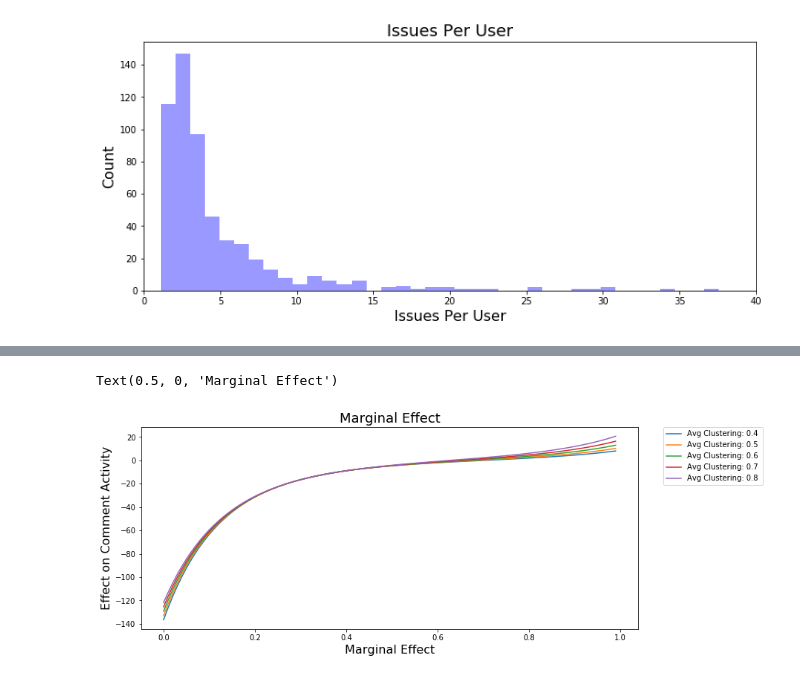
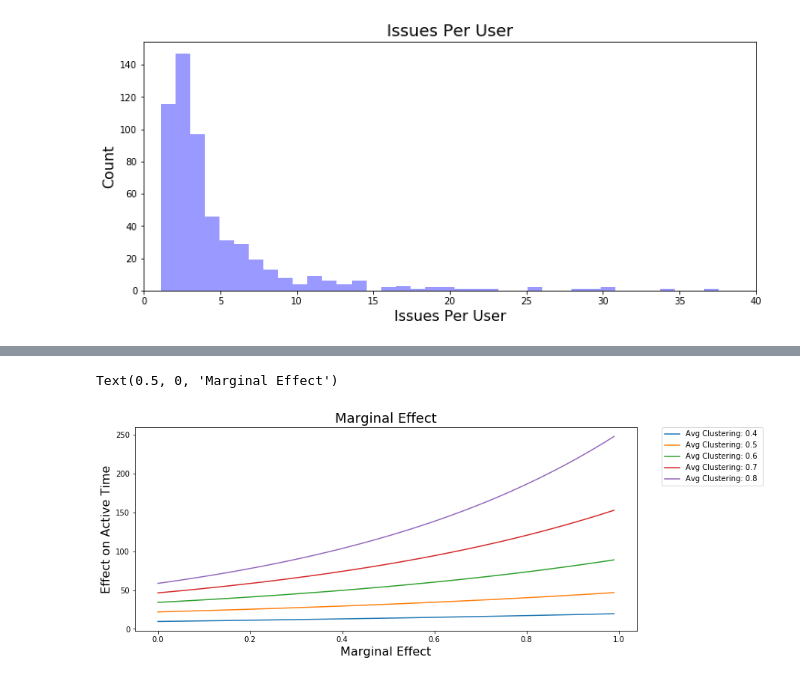
Before and after one commit to MthwRobinson/dissertation-research, a Jupyter notebook: research-notebooks/2-journal-article.ipynb, the cells around one changed output, grey strips where cells are left out. Saved outputs shown, nothing was run; the diff lists cells and outputs as text; code cells hidden in the pictures.

```diff
--- a/research-notebooks/2-journal-article.ipynb
+++ b/research-notebooks/2-journal-article.ipynb
@@ -1387,15 +872,11 @@ effects_data['avg_clusteringXcrowd_pct'] = crowd_pct*avg_clustering
 
 
 effects_data['crowd_pct'] = crowd_pct
-effects_data['crowd_pct_2'] = crowd_pct**2
-
 
 effects_data['predictions'] = res.predict(effects_data)
-effects_data['crowd_pct_2_effect'] = effects_data['predictions'] * res.params['crowd_pct_2']
 effects_data['crowd_pct_param'] = (res.params['crowd_pct']
                                     + avg_clustering * res.params['avg_clusteringXcrowd_pct'])
-effects_data['total_effect'] = effects_data['predictions'] * (2 * res.params['crowd_pct_2'] * crowd_pct
-                                                                + effects_data['crowd_pct_param'])
+effects_data['total_effect'] = effects_data['predictions'] * effects_data['crowd_pct_param']
 
 
 avg_effect = effects_data['total_effect'].mean()
@@ -1416,15 +897,11 @@ for i in range(100):
 
 
     effects_data['crowd_pct'] = crowd_pct
-    effects_data['crowd_pct_2'] = crowd_pct**2
-
 
     effects_data['predictions'] = res.predict(effects_data)
-    effects_data['crowd_pct_2_effect'] = effects_data['predictions'] * res.params['crowd_pct_2']
     effects_data['crowd_pct_param'] = (res.params['crowd_pct']
                                         + avg_clustering * res.params['avg_clusteringXcrowd_pct'])
-    effects_data['total_effect'] = effects_data['predictions'] * (2 * res.params['crowd_pct_2'] * crowd_pct
-                                                                    + effects_data['crowd_pct_param'])
+    effects_data['total_effect'] = effects_data['predictions'] * effects_data['crowd_pct_param']
 
 
     avg_effect = effects_data['total_effect'].mean()
@@ -1455,15 +932,12 @@ for avg_clustering in [0.4, 0.5, 0.6, 0.7, 0.8]:
         effects_data['avg_clusteringXcrowd_pct'] = crowd_pct*avg_clustering
 
         effects_data['crowd_pct'] = crowd_pct
-        effects_data['crowd_pct_2'] = crowd_pct**2
 
 
         effects_data['predictions'] = res.predict(effects_data)
-        effects_data['crowd_pct_2_effect'] = effects_data['predictions'] * res.params['crowd_pct_2']
         effects_data['crowd_pct_param'] = (res.params['crowd_pct']
                                            + avg_clustering * res.params['avg_clusteringXcrowd_pct'])
-        effects_data['total_effect'] = effects_data['predictions'] * (2 * res.params['crowd_pct_2'] * crowd_pct
-                                                                      + effects_data['crowd_pct_param'])
+        effects_data['total_effect'] = effects_data['predictions'] * effects_data['crowd_pct_param']
 
 
         avg_effect = effects_data['total_effect'].mean()
@@ -1684,19 +1126,17 @@ for i in range(100):
     effects_data = X.copy(deep=True)
     crowd_pct = i/100
     effects_data['avg_clusteringXcrowd_pct'] = crowd_pct*avg_clustering
+    effects_data['avg_min_pathXcrowd_pct'] = crowd_pct*avg_min_path
     effects_data['gini_coefficientXcrowd_pct'] = crowd_pct*gini_coefficient
 
     effects_data['crowd_pct'] = crowd_pct
-    effects_data['crowd_pct_2'] = crowd_pct**2
-
 
     effects_data['predictions'] = res.predict(effects_data)
-    effects_data['crowd_pct_2_effect'] = effects_data['predictions'] * res.params['crowd_pct_2']
     effects_data['crowd_pct_param'] = (res.params['crowd_pct']
                                         + avg_clustering * res.params['avg_clusteringXcrowd_pct']
-                                        + gini_coefficient * res.params['gini_coefficientXcrowd_pct'])
-    effects_data['total_effect'] = effects_data['predictions'] * (2 * res.params['crowd_pct_2'] * crowd_pct
-                                                                    + effects_data['crowd_pct_param'])
+                                        + gini_coefficient * res.params['gini_coefficientXcrowd_pct']
+                                        + avg_min_path * res.params['avg_min_pathXcrowd_pct'])
+    effects_data['total_effect'] = effects_data['predictions'] * effects_data['crowd_pct_param']
 
 
     avg_effect = effects_data['total_effect'].mean()
@@ -1708,6 +1148,6 @@ sns.lineplot(y=marginal_effects['effect'], x=marginal_effects['crowd_pct'])
 
 plt.legend(bbox_to_anchor=(1.05, 1), loc=2, borderaxespad=0.)
 plt.title('Marginal Effect', fontsize=18)
-plt.ylabel('Effect on Comment Activity', fontsize=16)
+plt.ylabel('Effect on Active Time', fontsize=16)
 plt.xlabel('Crowd Pct', fontsize=16)
 # %% [output]
@@ -1722,37 +1162,36 @@ for avg_clustering in [0.4, 0.5, 0.6, 0.7, 0.8]:
     label = 'Avg Clustering: {} '.format(avg_clustering)
     avg_min_path = all_data['avg_min_path']
     gini_coefficient = all_data['gini_coefficient']
 
     for i in range(100):
         effects_data = X.copy(deep=True)
         crowd_pct = i/100
         effects_data['avg_clusteringXcrowd_pct'] = crowd_pct*avg_clustering
+        effects_data['avg_min_pathXcrowd_pct'] = crowd_pct*avg_min_path
         effects_data['gini_coefficientXcrowd_pct'] = crowd_pct*gini_coefficient
 
         effects_data['crowd_pct'] = crowd_pct
-        effects_data['crowd_pct_2'] = crowd_pct**2
 
 
         effects_data['predictions'] = res.predict(effects_data)
-        effects_data['crowd_pct_2_effect'] = effects_data['predictions'] * res.params['crowd_pct_2']
         effects_data['crowd_pct_param'] = (res.params['crowd_pct']
                                            + avg_clustering * res.params['avg_clusteringXcrowd_pct']
-                                           + gini_coefficient * res.params['gini_coefficientXcrowd_pct'])
-        effects_data['total_effect'] = effects_data['predictions'] * (2 * res.params['crowd_pct_2'] * crowd_pct
-                                                                      + effects_data['crowd_pct_param'])
+                                           + gini_coefficient * res.params['gini_coefficientXcrowd_pct']
+                                           + avg_min_path * res.params['avg_min_pathXcrowd_pct'])
+        effects_data['total_effect'] = effects_data['predictions'] * effects_data['crowd_pct_param']
 
 
         avg_effect = effects_data['total_effect'].mean()
         marginal_effects['crowd_pct'].append(crowd_pct)
         marginal_effects['effect'].append(avg_effect)
 
     marginal_effects = pd.DataFrame(marginal_effects)
     sns.lineplot(y=marginal_effects['effect'], x=marginal_effects['crowd_pct'], label=label)
 
 plt.legend(bbox_to_anchor=(1.05, 1), loc=2, borderaxespad=0.)
 plt.title('Marginal Effect', fontsize=18)
-plt.ylabel('Effect on Comment Activity', fontsize=16)
+plt.ylabel('Effect on Active Time', fontsize=16)
 plt.xlabel('Marginal Effect', fontsize=16)
 # %% [output]
 Text(0.5, 0, 'Marginal Effect')
-[figure, old version]
+[figure, new version]
```
Also changed, not shown: parts of 82 cells of this notebook, 3 other files.
